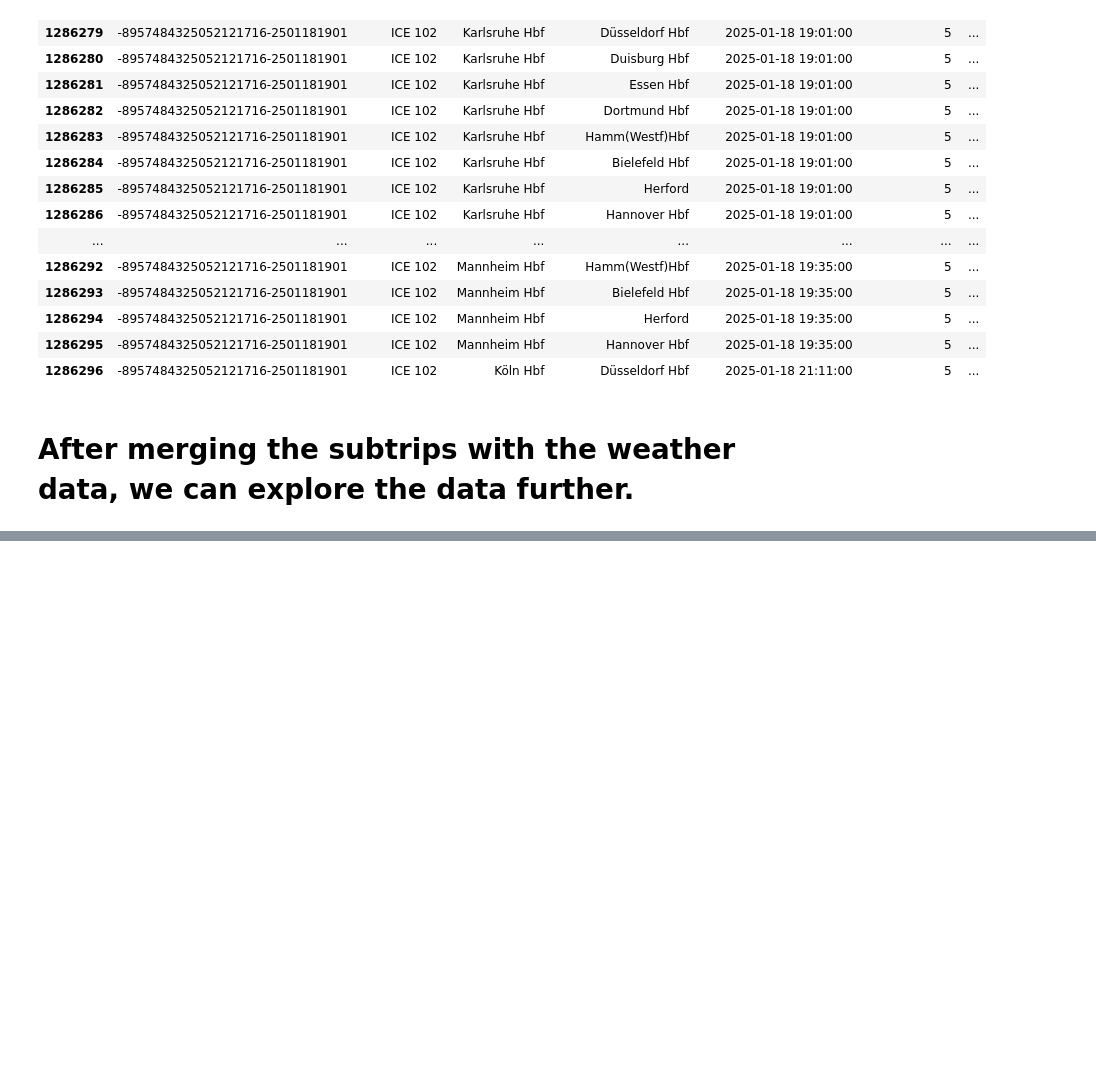
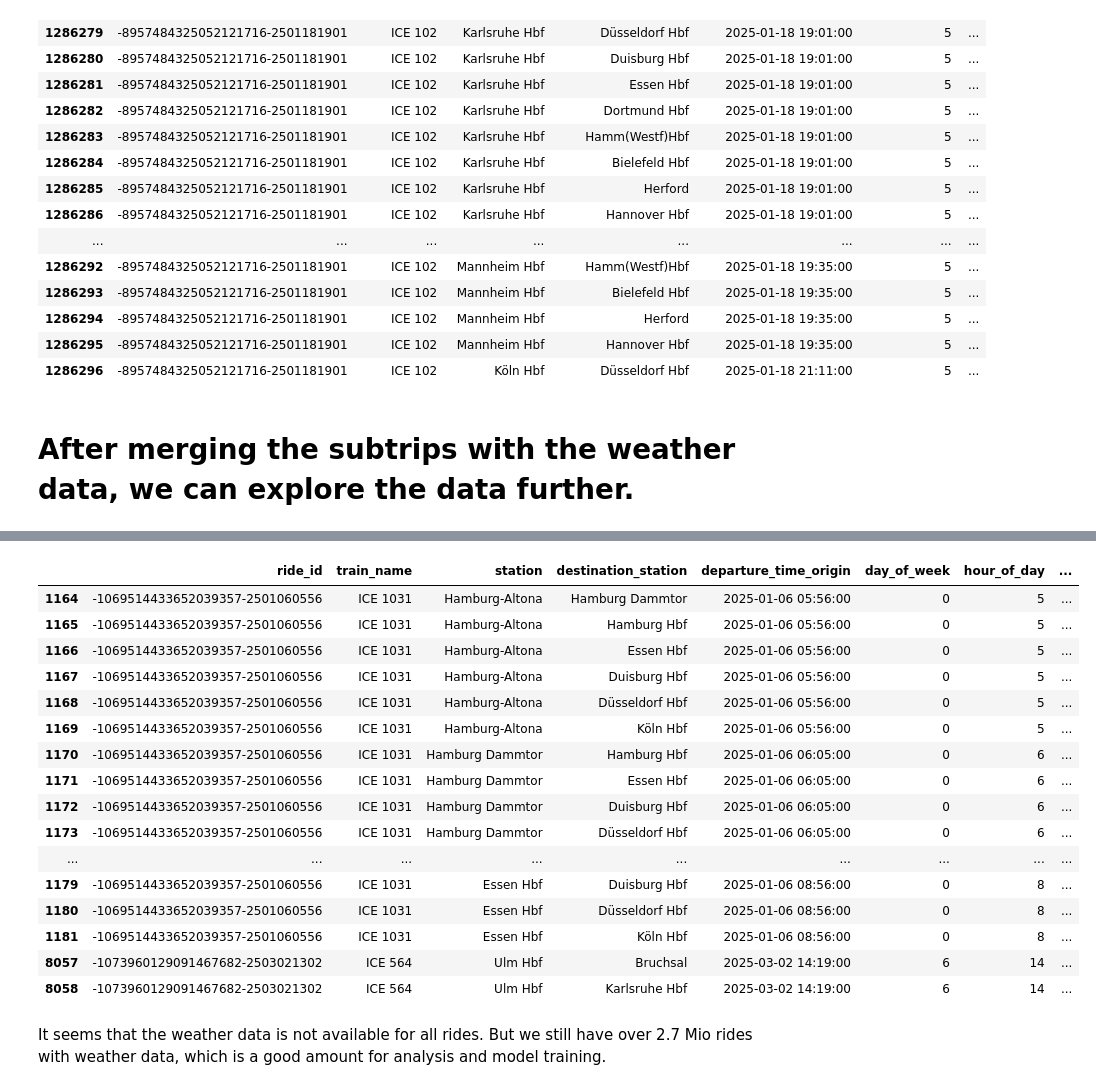
Before and after one commit to TheTastyHanuta/ML-4-B, a Jupyter notebook: src/exploration/exploration.ipynb, the cells around one changed output, grey strips where cells are left out. Cells and saved outputs as stored; diff of their text form; code cells hidden in the pictures; blank space fills up the shorter version.

```diff
--- a/src/exploration/exploration.ipynb
+++ b/src/exploration/exploration.ipynb
@@ -254 +258,24 @@ snow_amount              0
 dtype: int64
+# %%
+# Display all rows with NaN values
+df_merged[df_merged.isna().any(axis=1)].head(20)
+# %% [output]
+|  | ride_id | train_name | station | destination_station | departure_time_origin | day_of_week | hour_of_day | ... |
+| 1164 | -1069514433652039357-2501060556 | ICE 1031 | Hamburg-Altona | Hamburg Dammtor | 2025-01-06 05:56:00 | 0 | 5 | ... |
+| 1165 | -1069514433652039357-2501060556 | ICE 1031 | Hamburg-Altona | Hamburg Hbf | 2025-01-06 05:56:00 | 0 | 5 | ... |
+| 1166 | -1069514433652039357-2501060556 | ICE 1031 | Hamburg-Altona | Essen Hbf | 2025-01-06 05:56:00 | 0 | 5 | ... |
+| 1167 | -1069514433652039357-2501060556 | ICE 1031 | Hamburg-Altona | Duisburg Hbf | 2025-01-06 05:56:00 | 0 | 5 | ... |
+| 1168 | -1069514433652039357-2501060556 | ICE 1031 | Hamburg-Altona | Düsseldorf Hbf | 2025-01-06 05:56:00 | 0 | 5 | ... |
+| 1169 | -1069514433652039357-2501060556 | ICE 1031 | Hamburg-Altona | Köln Hbf | 2025-01-06 05:56:00 | 0 | 5 | ... |
+| 1170 | -1069514433652039357-2501060556 | ICE 1031 | Hamburg Dammtor | Hamburg Hbf | 2025-01-06 06:05:00 | 0 | 6 | ... |
+| 1171 | -1069514433652039357-2501060556 | ICE 1031 | Hamburg Dammtor | Essen Hbf | 2025-01-06 06:05:00 | 0 | 6 | ... |
+| 1172 | -1069514433652039357-2501060556 | ICE 1031 | Hamburg Dammtor | Duisburg Hbf | 2025-01-06 06:05:00 | 0 | 6 | ... |
+| 1173 | -1069514433652039357-2501060556 | ICE 1031 | Hamburg Dammtor | Düsseldorf Hbf | 2025-01-06 06:05:00 | 0 | 6 | ... |
+| ... | ... | ... | ... | ... | ... | ... | ... | ... |
+| 1179 | -1069514433652039357-2501060556 | ICE 1031 | Essen Hbf | Duisburg Hbf | 2025-01-06 08:56:00 | 0 | 8 | ... |
+| 1180 | -1069514433652039357-2501060556 | ICE 1031 | Essen Hbf | Düsseldorf Hbf | 2025-01-06 08:56:00 | 0 | 8 | ... |
+| 1181 | -1069514433652039357-2501060556 | ICE 1031 | Essen Hbf | Köln Hbf | 2025-01-06 08:56:00 | 0 | 8 | ... |
+| 8057 | -1073960129091467682-2503021302 | ICE 564 | Ulm Hbf | Bruchsal | 2025-03-02 14:19:00 | 6 | 14 | ... |
+| 8058 | -1073960129091467682-2503021302 | ICE 564 | Ulm Hbf | Karlsruhe Hbf | 2025-03-02 14:19:00 | 6 | 14 | ... |
+# %% [markdown]
+It seems that the weather data is not available for all rides. But we still have over 2.7 Mio rides with weather data, which is a good amount for analysis and model training.
```
Also changed, not shown: parts of 7 cells of this notebook, 6 other files.
